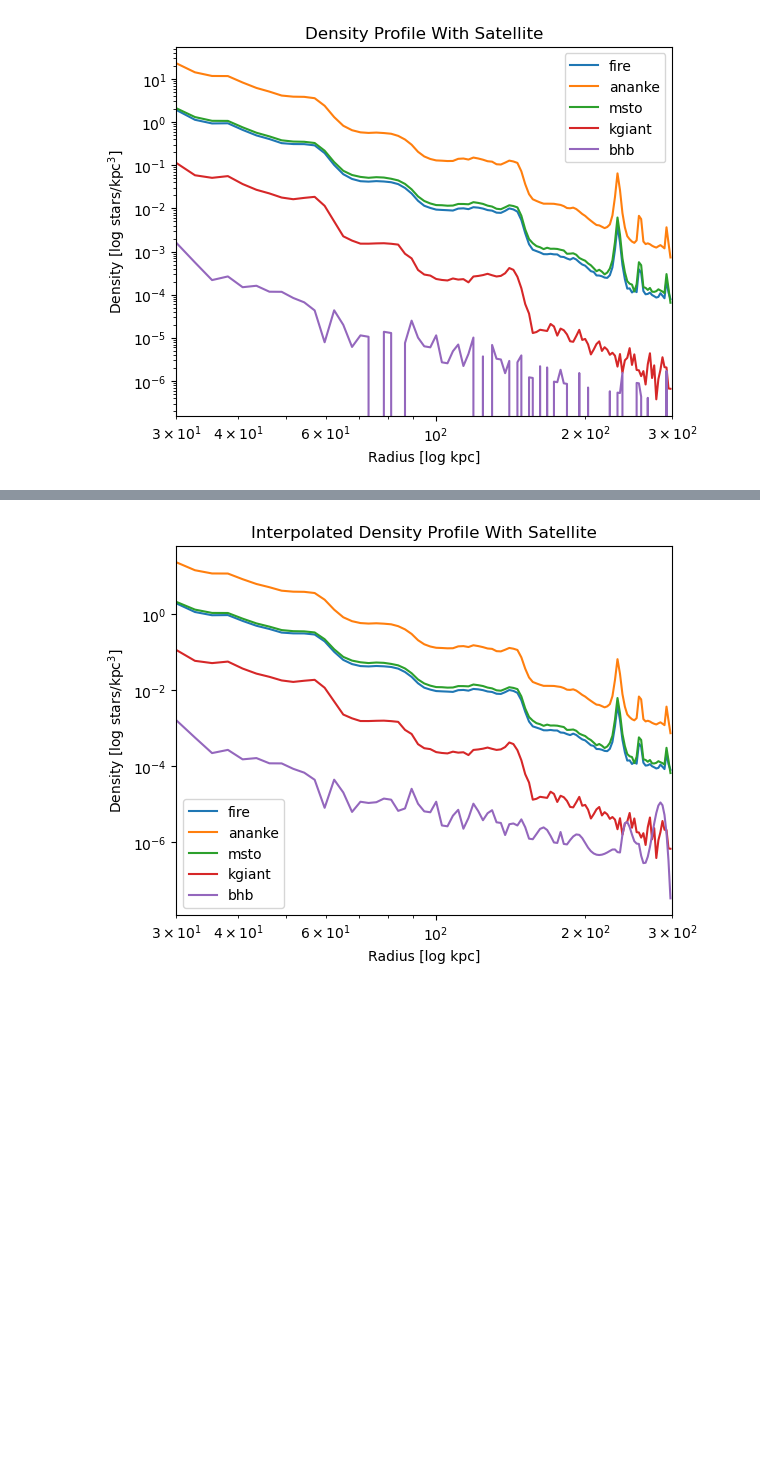
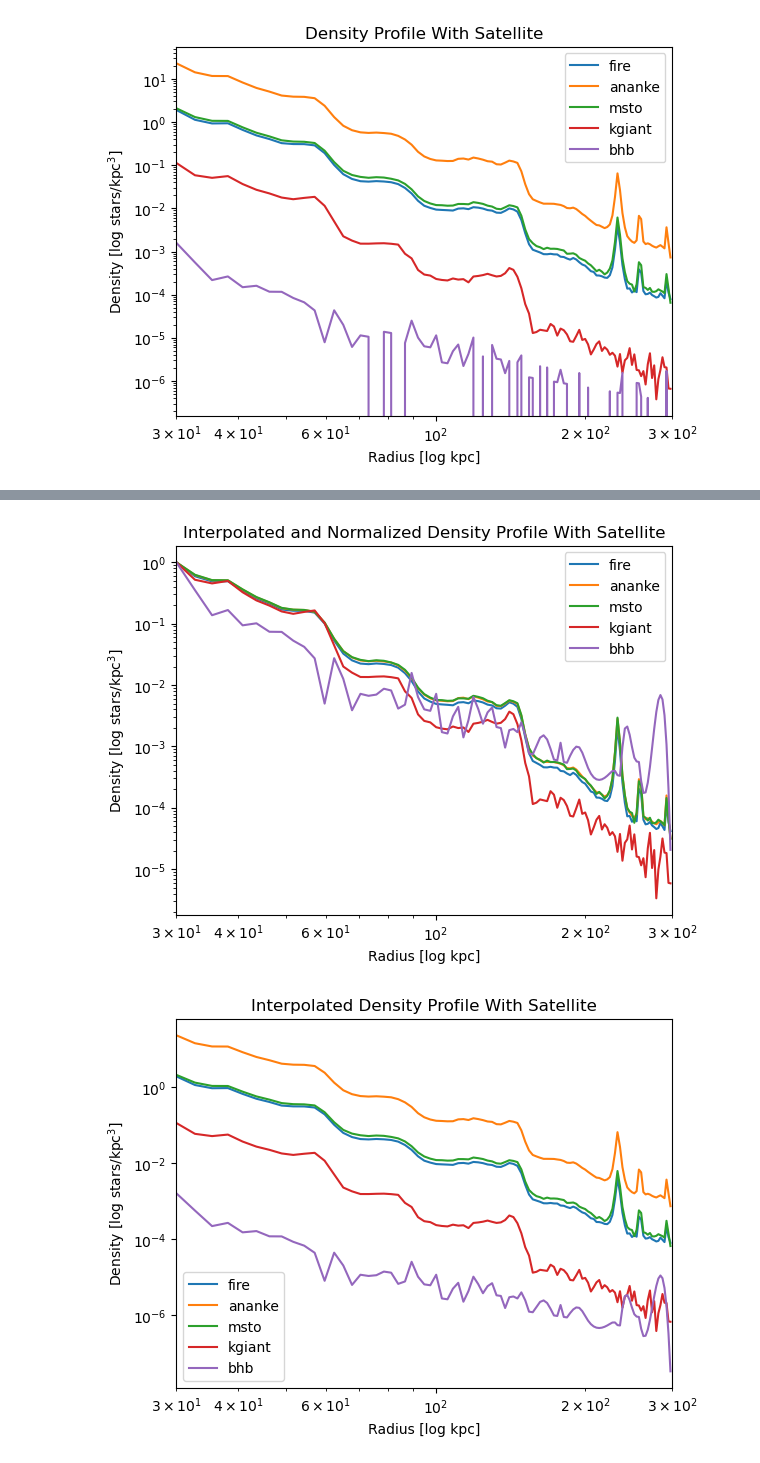
Before and after one commit to aeden2019/rubin_mw_mocks, a Jupyter notebook: src/analysis/Plots.ipynb, the cells around one changed output, grey strips where cells are left out. Drawn from its saved outputs; the diff is of its cells as text; code cells hidden in the pictures; blank space fills up the shorter version.

```diff
--- a/src/analysis/Plots.ipynb
+++ b/src/analysis/Plots.ipynb
@@ -426,3 +500,26 @@ def interpolate_density(x, y):
+# %%
+# Interpolate the normalized density data
+fire_x_interp, fire_y_interp = interpolate_density(fireEdges[:-1], fireDensity_normalized)
+ananke_x_interp, ananke_y_interp = interpolate_density(anankeEdges[:-1], anankeDensity_normalized)
+msto_x_interp, msto_y_interp = interpolate_density(mstoEdges[:-1], mstoDensity_normalized)
+kgiant_x_interp, kgiant_y_interp = interpolate_density(kgiantEdges[:-1], kgiantDensity_normalized)
+bhb_x_interp, bhb_y_interp = interpolate_density(bhbEdges[:-1], bhbDensity_normalized)
+
+# Plot the density profile with interpolated values
+fig, ax = plt.subplots()
+ax.loglog(fire_x_interp, fire_y_interp, label='fire')
+ax.loglog(ananke_x_interp, ananke_y_interp, label='ananke')
+ax.loglog(msto_x_interp, msto_y_interp, label='msto')
+ax.loglog(kgiant_x_interp, kgiant_y_interp, label='kgiant')
+ax.loglog(bhb_x_interp, bhb_y_interp, label='bhb')
+ax.set_xlabel('Radius [log kpc]')
+ax.set_ylabel('Density [log stars/kpc$^3$]')
+ax.set_xlim(rmin, rmax)
+ax.legend()
+plt.title('Interpolated and Normalized Density Profile With Satellite')
+plt.show()
+# %% [output]
+[figure, added]
 # %%
 # Apply interpolation to each dataset
 fire_x_interp, fire_y_interp = interpolate_density(fireEdges[:-1], fireDensity)
```
Also changed, not shown: parts of 26 cells of this notebook.
